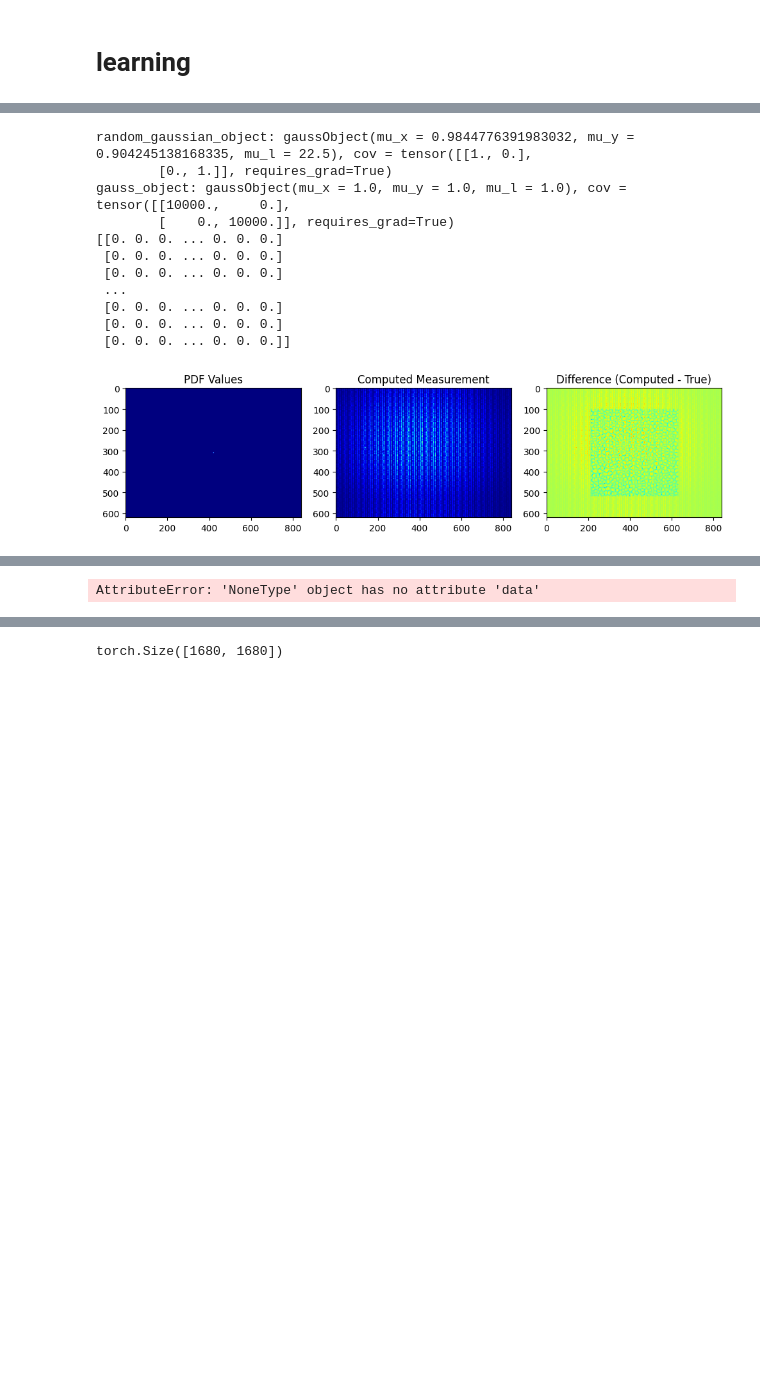
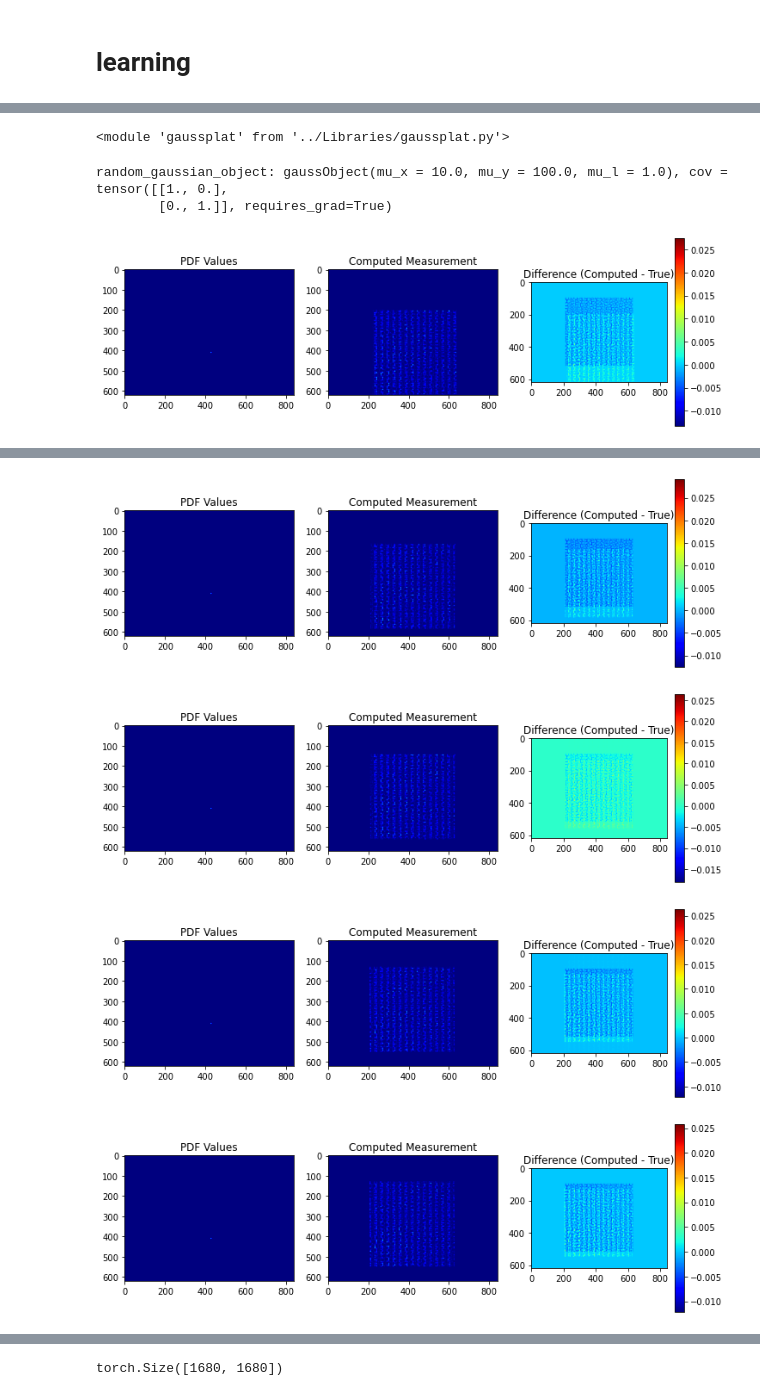
Before and after one commit to neerja/spectralmicroscope_gaussiansplatting, a Jupyter notebook: GaussSplatting/point_localization.ipynb, the cells around one changed output, grey strips where cells are left out. Drawn from its saved outputs; the diff is of its cells as text; code cells hidden in the pictures; blank space fills up the shorter version.

Commit message:
Fixed the computeMeas() and forwardSingleGauss() functions. Added in extra functions. Basically implemented zero padding before convolution.

```diff
--- a/GaussSplatting/point_localization.ipynb
+++ b/GaussSplatting/point_localization.ipynb
@@ -321,22 +271,21 @@ KeyboardInterrupt:
+# %%
+importlib.reload(gp)
+# %% [output]
+<module 'gaussplat' from '../Libraries/gaussplat.py'>
 # %%
 # Define a Gaussian object with randomly initialized values
 random_gaussian_object = gp.GaussObject(
-    muy=torch.rand(1)[0].item(),   # Convert to Python float
-    mux=torch.rand(1)[0].item(),   # Convert to Python float
-    mul=float(NL/2),               # This can remain as float
+    muy=100.,
+    mux=10.,
+    mul=1.,
     sigy=1.0,  # Randomly initialized float
     sigx=1.0,  # Randomly initialized float
-    sigl=5.0,  # Randomly initialized float
-    amp=1.0    # Randomly initialized float
+    sigl=1.0,  # Randomly initialized float
+    amp=1.0,    # Randomly initialized float
+    learningrate=0.01
 )
 
-gauss_object = gp.GaussObject(1.0,1.0,1.0,100.0,100.0,100.0,1e0)
-
 print("random_gaussian_object:", random_gaussian_object)
-print("gauss_object:", gauss_object)
-
-# Define learning rates for each parameter
-learning_rates = [1e-2, 1e-2, 1e-2, 1e1, 1e-2, 1e-2]
 
 # Set number of iterations and initialize the loss tracker
 iterations = 100
@@ -346,7 +295,7 @@ loss_GD = []
 for i in range(iterations):
     # Compute forward model using the current Gaussian parameters
     computed_measurement = gp.forwardSingleGauss(
-        random_gaussian_object, coordinates, NX, NY, wavelengths, fft_psf, x, y, filter_array_normalized_tensor
+        random_gaussian_object, coordinates, NX, NY, wavelengths, hf, x, y, m
     )
 
     # Normalize the computed measurement
@@ -357,7 +306,7 @@ for i in range(iterations):
 
     computed_values_np = computed_values.detach().cpu().numpy()
     computed_measurement_np = computed_measurement.detach().cpu().numpy()
-    print(computed_values_np)
+#     print(computed_values_np)
 
     # Plot the results every 10 iterations (optional)
     if i % 10 == 0:
@@ -367,45 +316,35 @@ for i in range(iterations):
         plt.title("PDF Values")
 
         plt.subplot(1, 3, 2)
         plt.imshow(computed_measurement.detach().cpu().numpy(), cmap='jet')
         plt.title("Computed Measurement")
 
         plt.subplot(1, 3, 3)
         plt.imshow((computed_measurement - measurement).detach().cpu().numpy(), cmap='jet')
         plt.title("Difference (Computed - True)")
+        plt.colorbar()
 
         plt.show()
 
     # Compute the loss (difference between computed measurement and true measurement)
     loss = torch.norm(computed_measurement - measurement)
     loss_GD.append(loss.item())
 
-    # Print the current loss for monitoring
-    print(f"Iteration {i+1}/{iterations}, Loss: {loss.item():.4f}")
-
     # Perform a gradient step to update Gaussian parameters
-    random_gaussian_object.gradStep(learning_rates)
+    loss.backward()
+    random_gaussian_object.gradStep()
 
     # Zero the gradients after the update
     random_gaussian_object.zeroGrad()
 
 # Plot the loss over iterations
 plt.figure()
 plt.plot(loss_GD)
 plt.xlabel('Iterations')
 plt.ylabel('Loss')
 plt.title('Loss during Gradient Descent')
 plt.show()
 # %% [output]
-random_gaussian_object: gaussObject(mu_x = 0.9844776391983032, mu_y = 0.904245138168335, mu_l = 22.5), cov = tensor([[1., 0.],
+random_gaussian_object: gaussObject(mu_x = 10.0, mu_y = 100.0, mu_l = 1.0), cov = tensor([[1., 0.],
         [0., 1.]], requires_grad=True)
-gauss_object: gaussObject(mu_x = 1.0, mu_y = 1.0, mu_l = 1.0), cov = tensor([[10000.,     0.],
-        [    0., 10000.]], requires_grad=True)
-[[0. 0. 0. ... 0. 0. 0.]
- [0. 0. 0. ... 0. 0. 0.]
- [0. 0. 0. ... 0. 0. 0.]
- ...
- [0. 0. 0. ... 0. 0. 0.]
- [0. 0. 0. ... 0. 0. 0.]
- [0. 0. 0. ... 0. 0. 0.]]
-[figure, old version]
+[figure, new version]
@@ -413 +351,4 @@ Iteration 1/100, Loss: 0.9800
-AttributeError: 'NoneType' object has no attribute 'data'
+[figure, added]
+[figure, added]
+[figure, added]
+[figure, added]
```
Also changed, not shown: parts of 21 cells of this notebook, 2 other files.
